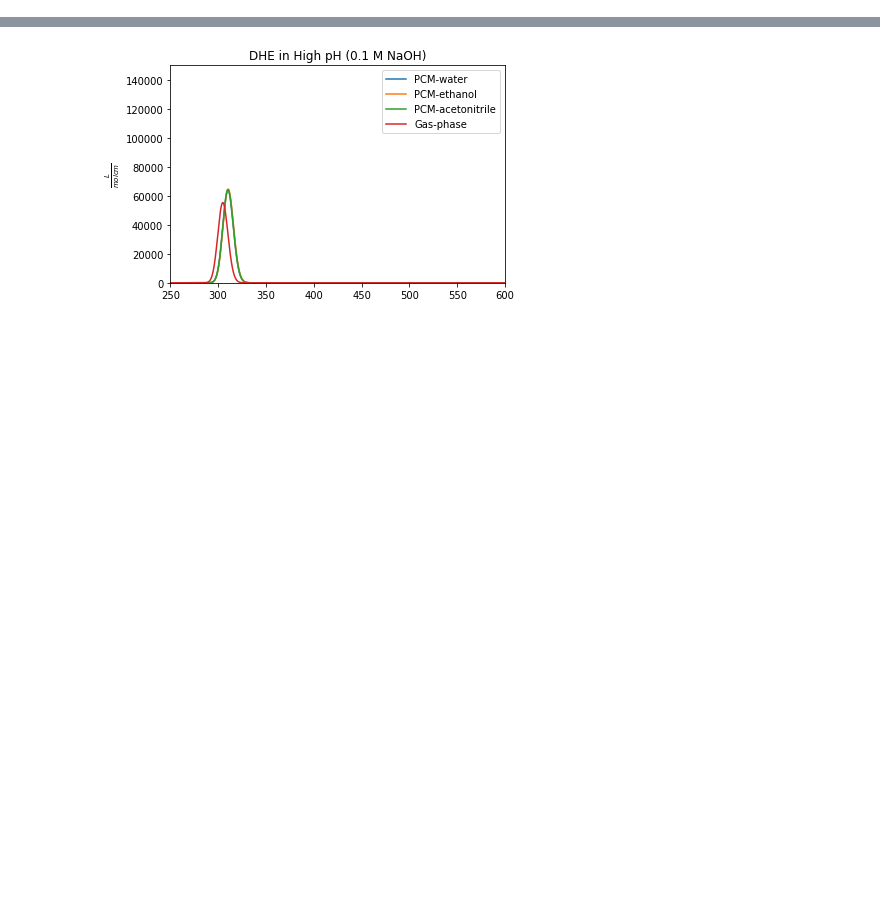
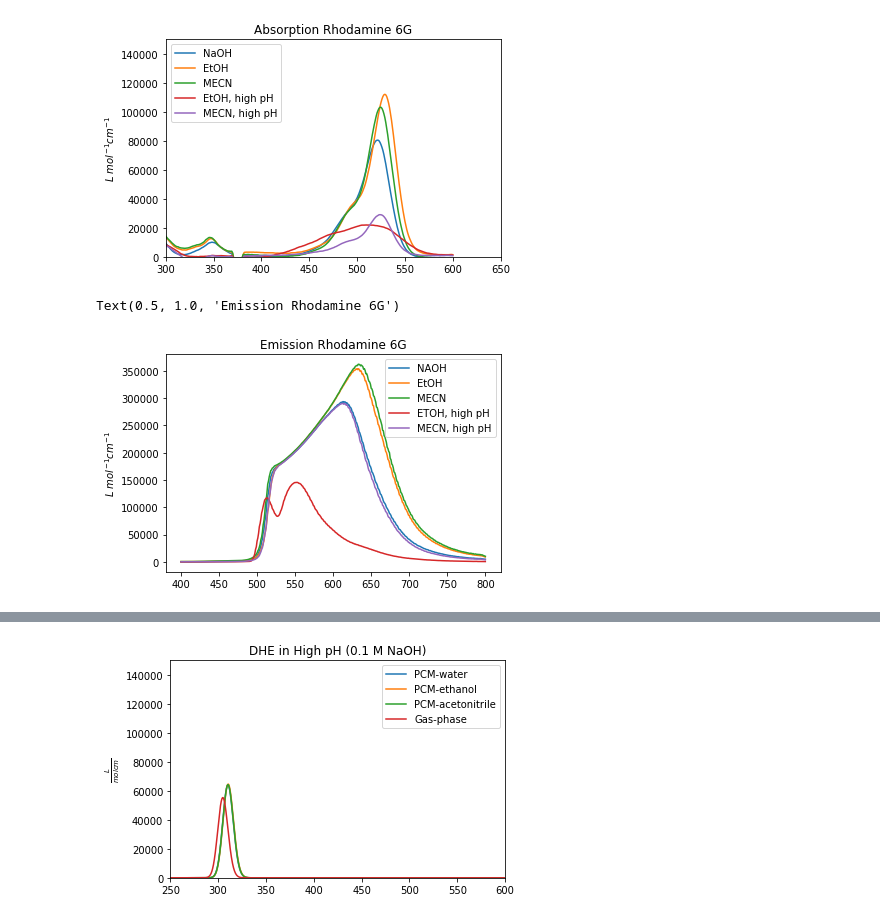
Before and after one commit to priolastro/probes_spectra, a Jupyter notebook: Untitled.ipynb, the cells around one changed output, grey strips where cells are left out. Saved outputs shown, nothing was run; the diff lists cells and outputs as text; code cells hidden in the pictures; blank space fills up the shorter version.

```diff
--- a/Untitled.ipynb
+++ b/Untitled.ipynb
@@ -7,3 +7,52 @@ from plot_functions import plot_spectra_nm
 #function to convert machine absorption to ext.coeff, I assumed cavity length=1
 def abs(abs):
     return [(i/0.000002) for i in abs]
+# %%
+#Spectra Rhodamine 6G
+nm_abs_rho6G_NAOH, abs_rho6G_NAOH = np.loadtxt('experimental/200220_abs_0,1MNaOH_2,0uM_Rho6G.TXT', unpack=True)
+nm_abs_rho6G_ETOH, abs_rho6G_ETOH=np.loadtxt('experimental/200220_abs_EtOH_2,0uM_Rho6G.TXT', unpack=True)
+nm_abs_rho6G_MECN, abs_rho6G_MECN=np.loadtxt('experimental/200220_abs_MeCN_2,0uM_Rho6G.TXT', unpack=True)
+nm_abs_rho6G_EtOH_high, abs_rho6G_EtOH_high = np.loadtxt('experimental/200220_abs_NaOH-EtOH_2,0uM_Rho6G.TXT', unpack=True)
+nm_abs_rho6G_MECN_high, abs_rho6G_MECN_high = np.loadtxt('experimental/200220_abs_NaOH-MeCN_2,0uM_Rho6G.TXT', unpack=True)
+
+nm_em_rho6G_NAOH, em_rho6G_NAOH= np.loadtxt('experimental/200220_em_0,1MNaOH_2,0uM_Rho6G.ifx', usecols=(0,1), unpack=True, skiprows=28)
+nm_em_rho6G_ETOH, em_rho6G_ETOH= np.loadtxt('experimental/200220_em_EtOH_2,0uM_Rho6G.ifx', usecols=(0,1), unpack=True, skiprows=28)
+nm_em_rho6G_MeCN, em_rho6G_MeCN = np.loadtxt('experimental/200220_em_MeCN_2,0uM_Rho6G.ifx', usecols=(0,1), unpack=True, skiprows=28)
+nm_em_rho6G_ETOH_high, em_rho6G_ETOH_high = np.loadtxt('experimental/200220_em_NaOH-EtOH_2,0uM_Rho6G.ifx', usecols=(0,1), unpack=True, skiprows=28)
+nm_em_rho6G_MeCN_high, em_rho6G_MeCN_high = np.loadtxt('experimental/200220_em_NaOH-MeCN_2,0uM_Rho6G.ifx', usecols=(0,1), unpack=True, skiprows=28)
+
+energR6G, oscR6G = parse_Gaussian_file('theoretical/R6GES.log')
+energR6G_wat, oscR6G_wat = parse_Gaussian_file('theoretical/R6G_CPCM_waterES.log')
+energR6G_eth, oscR6G_eth = parse_Gaussian_file('theoretical/R6G_CPCM_ethanolES.log')
+energR6G_acet, oscR6G_acet = parse_Gaussian_file('theoretical/R6G_CPCM_acetoES.log')
+
+plt.plot(nm_abs_rho6G_NAOH, abs(abs_rho6G_NAOH), label='NaOH')
+plt.plot(nm_abs_rho6G_ETOH, abs(abs_rho6G_ETOH), label='EtOH')
+plt.plot(nm_abs_rho6G_MECN, abs(abs_rho6G_MECN), label='MECN')
+plt.plot(nm_abs_rho6G_EtOH_high, abs(abs_rho6G_EtOH_high), label='EtOH, high pH')
+plt.plot(nm_abs_rho6G_MECN_high, abs(abs_rho6G_MECN_high), label='MECN, high pH')
+plt.legend()
+plt.ylabel('$L\ mol^{-1}cm^{-1}$')
+plt.title('Absorption Rhodamine 6G')
+plt.xlim(300, 650)
+plt.ylim(0,150000)
+plt.show()
+
+plt.plot(nm_em_rho6G_NAOH, em_rho6G_NAOH, label = 'NAOH')
+plt.plot(nm_em_rho6G_ETOH, em_rho6G_ETOH, label = 'EtOH')
+plt.plot(nm_em_rho6G_MeCN, em_rho6G_MeCN, label = 'MECN')
+plt.plot(nm_em_rho6G_ETOH_high, em_rho6G_ETOH_high, label = 'ETOH, high pH')
+plt.plot(nm_em_rho6G_MeCN_high, em_rho6G_MeCN_high, label = 'MECN, high pH')
+plt.legend()
+plt.ylabel('$L\ mol^{-1}cm^{-1}$')
+plt.title('Emission Rhodamine 6G')
+
+# plot_spectra_nm(energR6G, oscR6G, legend='Gas-phase')
+# plot_spectra_nm(energR6G, oscR6G, legend='Gas-phase')
+# plot_spectra_nm(energR6G_wat, oscR6G_wat, legend='PCM-water')
+# plot_spectra_nm(energR6G_eth, oscR6G_eth, legend='PCM-ethanol')
+# plot_spectra_nm(energR6G_acet, oscR6G_acet, legend='PCM-acetonitrile')
+# %% [output]
+[figure, added]
+Text(0.5, 1.0, 'Emission Rhodamine 6G')
+[figure, added]
```
Also changed, not shown: parts of 18 cells of this notebook, 54 other files.
